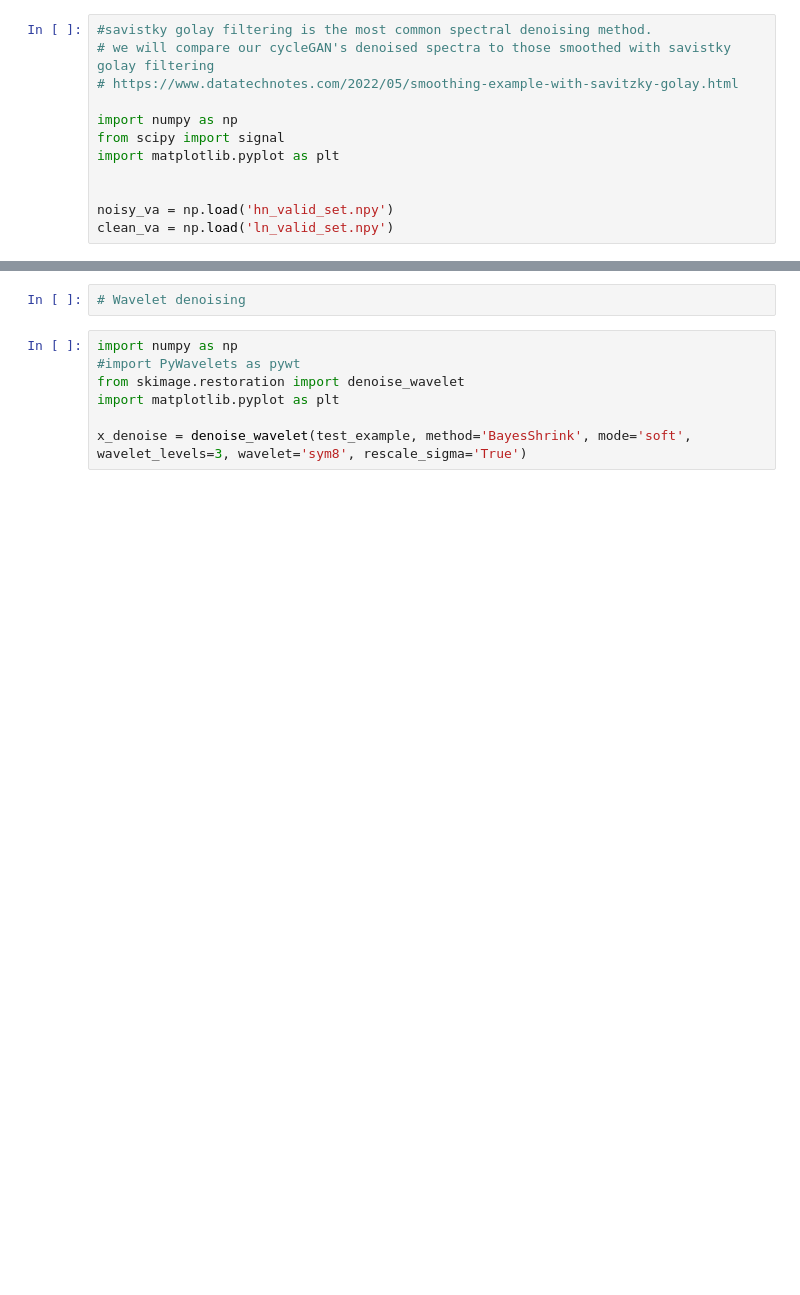
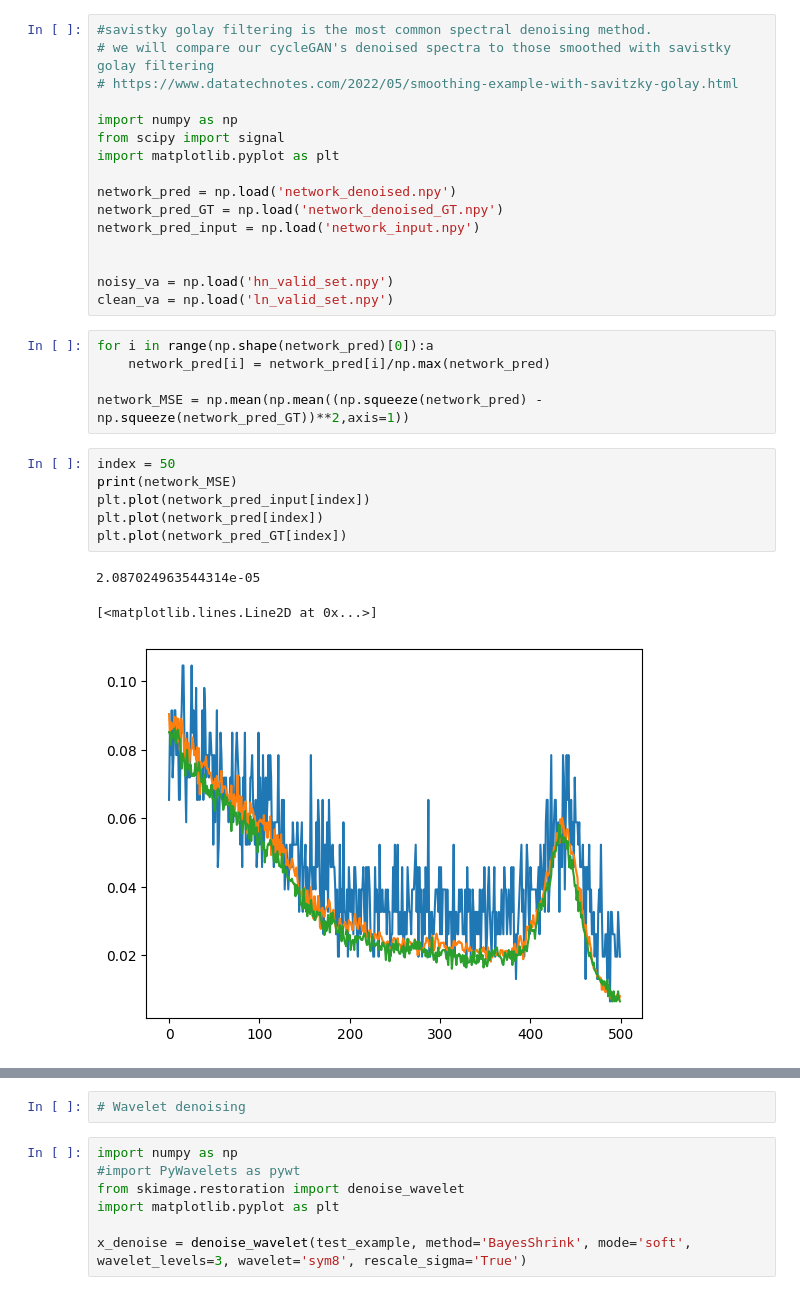
Before and after one commit to ciaranbench/spectral-denoising-cycleGAN, a Jupyter notebook: Classical_denoising.ipynb, the cells around one changed output, grey strips where cells are left out. Drawn from its saved outputs; the diff is of its cells as text; blank space fills up the shorter version.

```diff
--- a/Classical_denoising.ipynb
+++ b/Classical_denoising.ipynb
@@ -7,9 +23,28 @@ import numpy as np
 from scipy import signal
 import matplotlib.pyplot as plt
 
+network_pred = np.load('network_denoised.npy')
+network_pred_GT = np.load('network_denoised_GT.npy')
+network_pred_input = np.load('network_input.npy')
+
 
 noisy_va = np.load('hn_valid_set.npy')
 clean_va = np.load('ln_valid_set.npy')
+# %%
+for i in range(np.shape(network_pred)[0]):a
+    network_pred[i] = network_pred[i]/np.max(network_pred)
+
+network_MSE = np.mean(np.mean((np.squeeze(network_pred) - np.squeeze(network_pred_GT))**2,axis=1))
+# %%
+index = 50
+print(network_MSE)
+plt.plot(network_pred_input[index])
+plt.plot(network_pred[index])
+plt.plot(network_pred_GT[index])
+# %% [output]
+2.087024963544314e-05
+[<matplotlib.lines.Line2D at 0x...>]
+[figure, added]
 # %%
 
 
```
Also changed, not shown: parts of 11 cells of this notebook.
